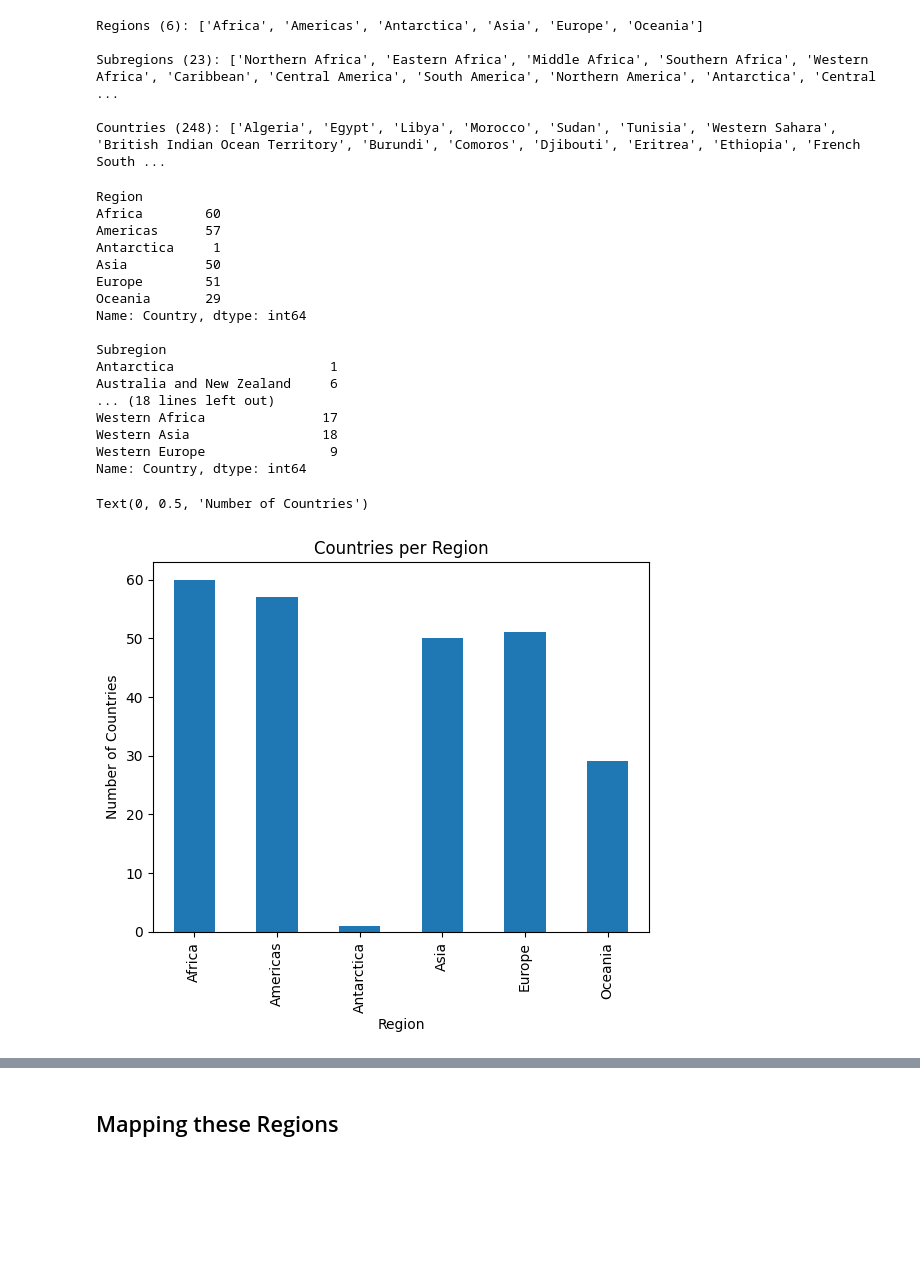
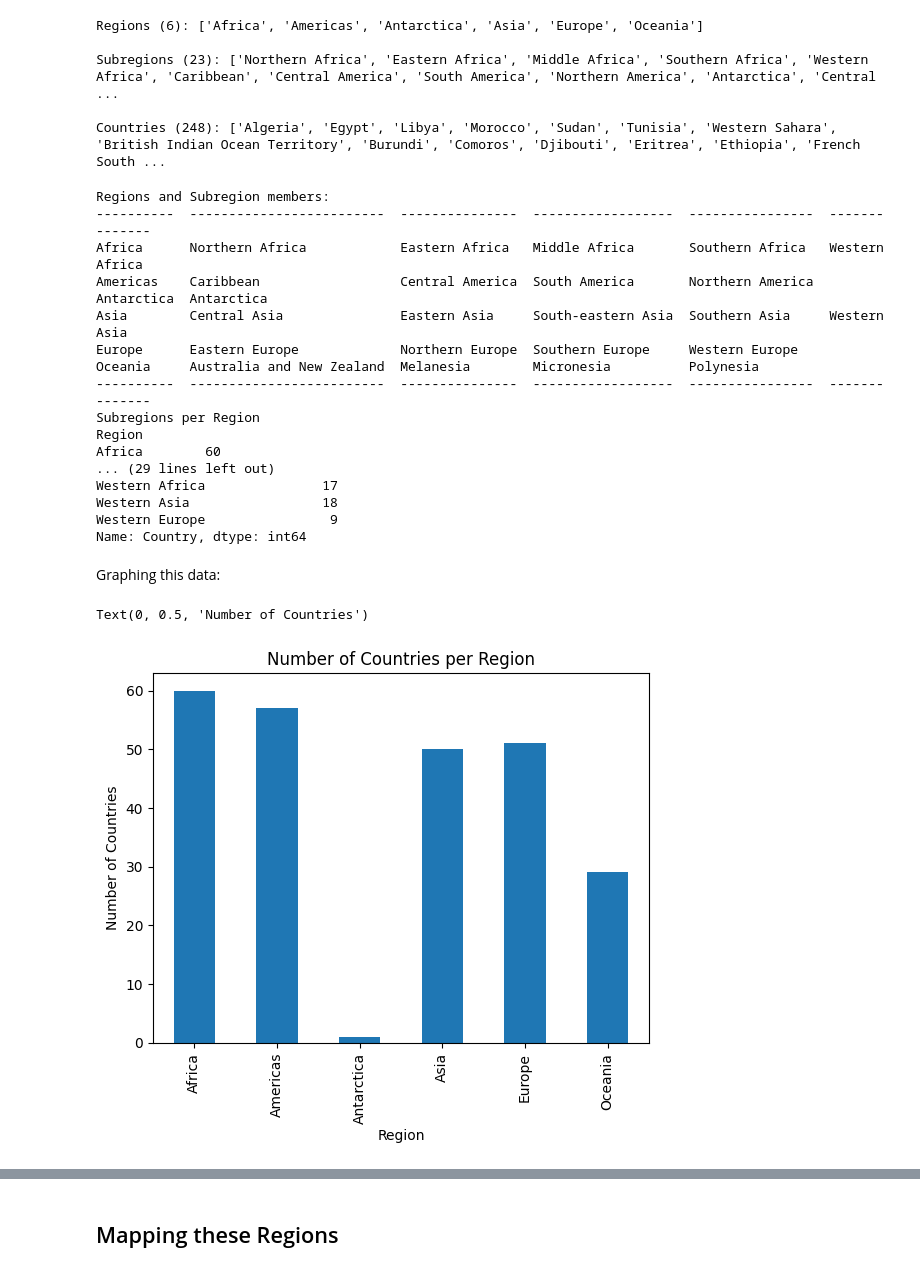
Before and after one commit to daemonchild/cardiffmet-dat4004-data-science-fundamentals, a Jupyter notebook: jupyter-notebook/WorldBankData.ipynb, the cells around one changed output, grey strips where cells are left out. Cells and saved outputs as stored; diff of their text form; code cells hidden in the pictures; blank space fills up the shorter version.

```diff
--- a/jupyter-notebook/WorldBankData.ipynb
+++ b/jupyter-notebook/WorldBankData.ipynb
@@ -134,37 +162,43 @@ Subregions (23): ['Northern Africa', 'Eastern Africa', 'Middle Africa', 'Souther
 
 Countries (248): ['Algeria', 'Egypt', 'Libya', 'Morocco', 'Sudan', 'Tunisia', 'Western Sahara', 'British Indian Ocean Territory', 'Burundi', 'Comoros', 'Djibouti', 'Eritrea', 'Ethiopia', 'French South ...
 # %%
+# Show link between region and subregion
+print ("Regions and Subregion members:")
+subregion_gb = countries_df.groupby(by=['Region'])
+print (tabulate(subregion_gb.Subregion.unique()))
+
+print ("Subregions per Region")
 region_count_table = countries_df[['Country','Region']].groupby(['Region'])['Country'].count()
 print (region_count_table)
 print ()
+print ("Countries per Subregion")
 subregion_count_table = countries_df[['Country','Subregion']].groupby(['Subregion'])['Country'].count()
 print (subregion_count_table)
 # %% [output]
+Regions and Subregion members:
+----------  -------------------------  ---------------  ------------------  ----------------  --------------
+Africa      Northern Africa            Eastern Africa   Middle Africa       Southern Africa   Western Africa
+Americas    Caribbean                  Central America  South America       Northern America
+Antarctica  Antarctica
+Asia        Central Asia               Eastern Asia     South-eastern Asia  Southern Asia     Western Asia
+Europe      Eastern Europe             Northern Europe  Southern Europe     Western Europe
+Oceania     Australia and New Zealand  Melanesia        Micronesia          Polynesia
+----------  -------------------------  ---------------  ------------------  ----------------  --------------
+Subregions per Region
 Region
 Africa        60
-Americas      57
-Antarctica     1
-Asia          50
-Europe        51
-Oceania       29
-Name: Country, dtype: int64
-
-Subregion
-Antarctica                    1
-Australia and New Zealand     6
-... (18 lines left out)
+... (29 lines left out)
 Western Africa               17
 Western Asia                 18
 Western Europe                9
 Name: Country, dtype: int64
+# %% [markdown]
+Graphing this data:
 # %%
-# Ref: https://docs.python.org/3/library/stdtypes.html
-# Ref: https://matplotlib.org/stable/users/explain/colors/colormaps.html
-
-region_count_graph = region_count_table.plot(kind='bar', title='Countries per Region', stacked=True)
+region_count_graph = region_count_table.plot(kind='bar', title='Number of Countries per Region', stacked=True)
 region_count_graph.set_xlabel('Region')
 region_count_graph.set_ylabel('Number of Countries')
 # %% [output]
 Text(0, 0.5, 'Number of Countries')
-[figure, old version]
+[figure, new version]
 # %%
```
Also changed, not shown: parts of 43 cells of this notebook, 5 other files.
